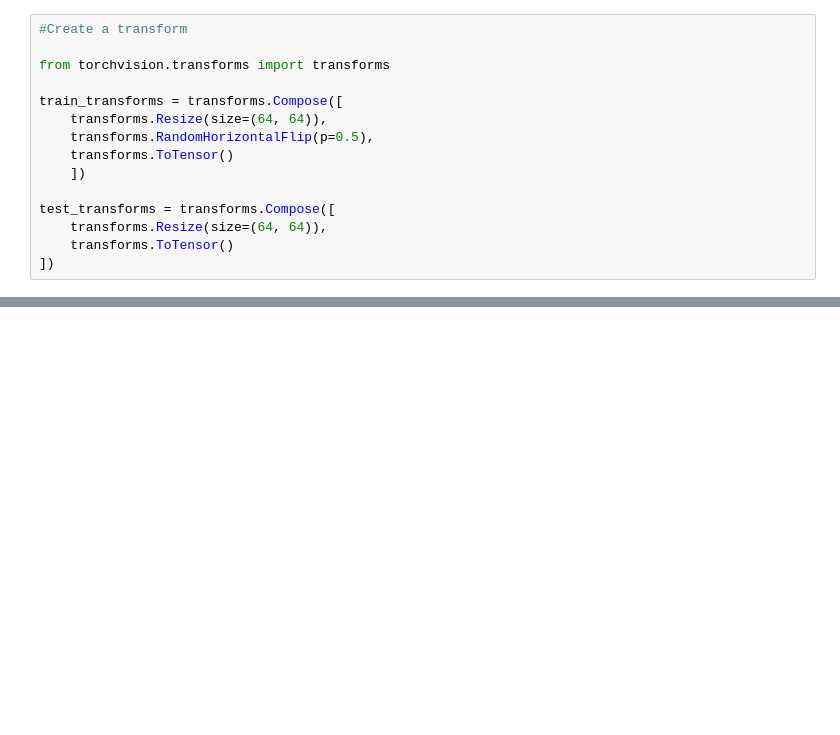
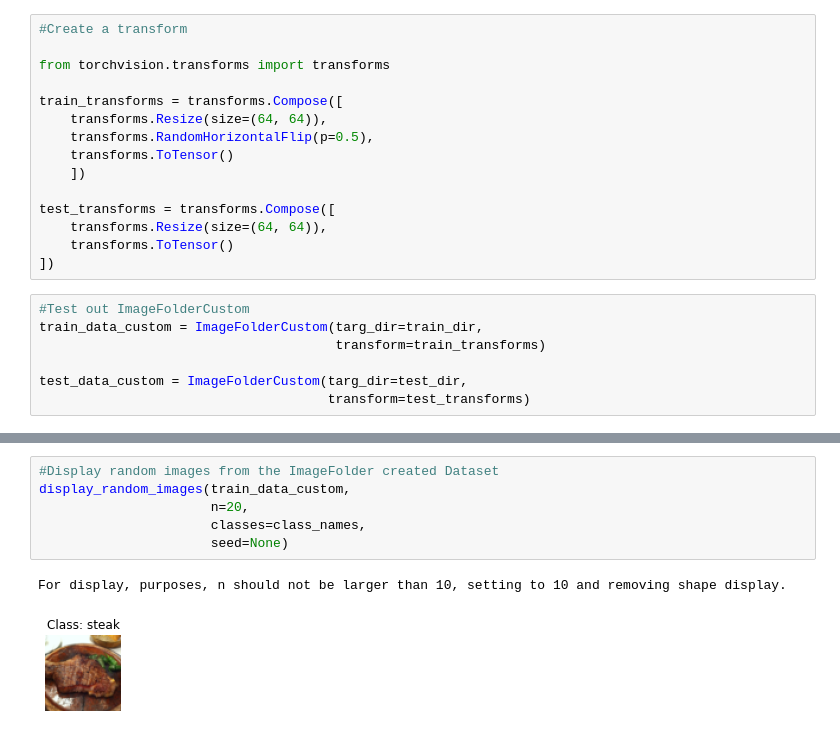
Before and after one commit to qarimbas/pytorch-deep-learning-course, a Jupyter notebook: 04_pytorch_custom_datasets_video.ipynb, the cells around one changed output, grey strips where cells are left out. Cells and saved outputs as stored; diff of their text form; blank space fills up the shorter version.

```diff
--- a/04_pytorch_custom_datasets_video.ipynb
+++ b/04_pytorch_custom_datasets_video.ipynb
@@ -444,3 +444,10 @@ test_transforms = transforms.Compose([
     transforms.Resize(size=(64, 64)),
     transforms.ToTensor()
 ])
+# %%
+#Test out ImageFolderCustom
+train_data_custom = ImageFolderCustom(targ_dir=train_dir,
+                                      transform=train_transforms)
+
+test_data_custom = ImageFolderCustom(targ_dir=test_dir,
+                                     transform=test_transforms)
@@ -446,0 +514,9 @@ test_transforms = transforms.Compose([
+# %%
+#Display random images from the ImageFolder created Dataset
+display_random_images(train_data_custom,
+                      n=20,
+                      classes=class_names,
+                      seed=None)
+# %% [output]
+For display, purposes, n should not be larger than 10, setting to 10 and removing shape display.
+[figure, added]
```
Also changed, not shown: parts of 4 cells of this notebook.
